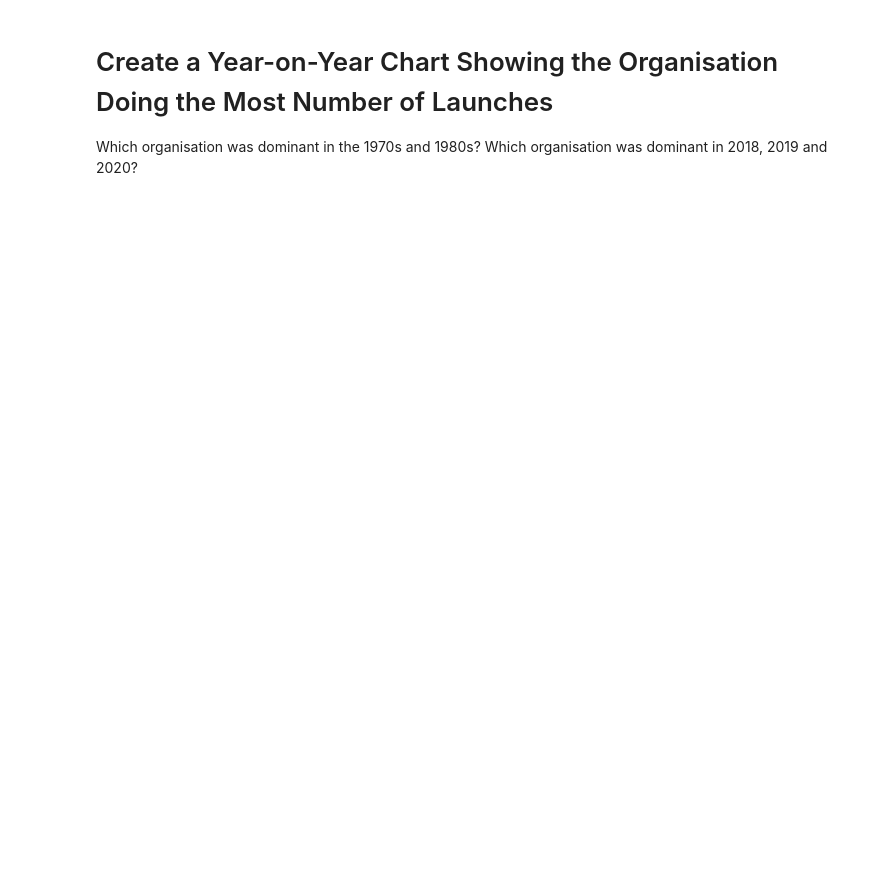
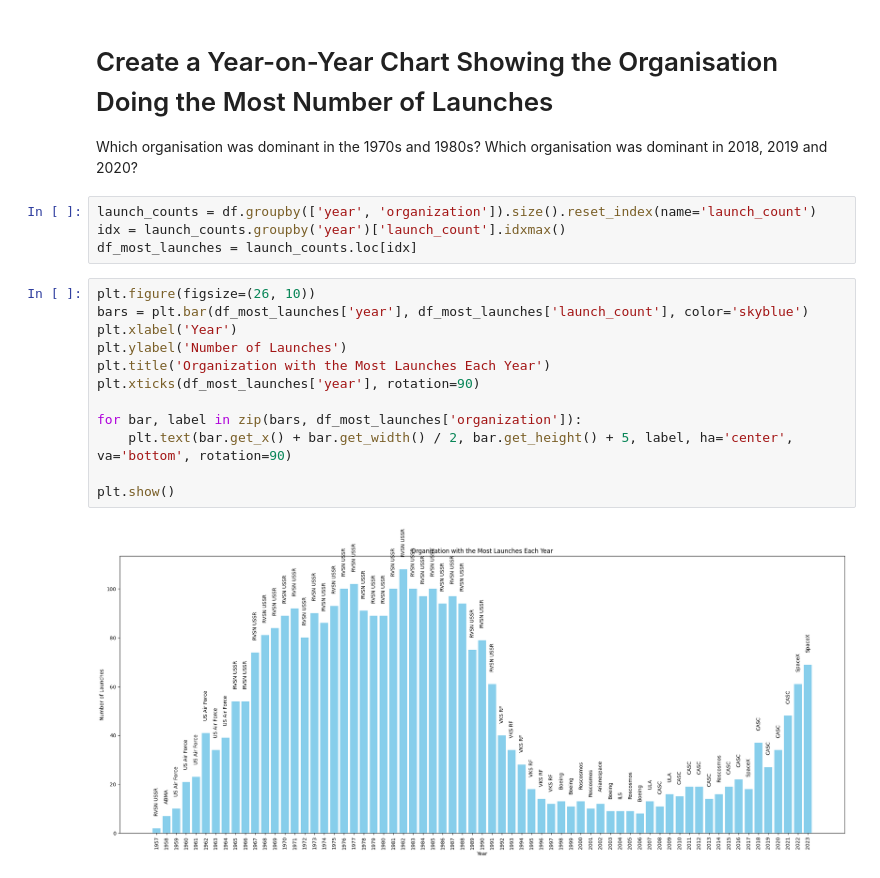
Before and after one commit to johnpapwinter/space-race-data-analysis, a Jupyter notebook: Space_Missions_Analysis.ipynb, the cells around one changed output. Drawn from its saved outputs; the diff is of its cells as text; blank space fills up the shorter version.

```diff
--- a/Space_Missions_Analysis.ipynb
+++ b/Space_Missions_Analysis.ipynb
@@ -885,3 +940,21 @@ Do the results change if we only look at the number of successful launches?
 # Create a Year-on-Year Chart Showing the Organisation Doing the Most Number of Launches
 
 Which organisation was dominant in the 1970s and 1980s? Which organisation was dominant in 2018, 2019 and 2020?
+# %%
+launch_counts = df.groupby(['year', 'organization']).size().reset_index(name='launch_count')
+idx = launch_counts.groupby('year')['launch_count'].idxmax()
+df_most_launches = launch_counts.loc[idx]
+# %%
+plt.figure(figsize=(26, 10))
+bars = plt.bar(df_most_launches['year'], df_most_launches['launch_count'], color='skyblue')
+plt.xlabel('Year')
+plt.ylabel('Number of Launches')
+plt.title('Organization with the Most Launches Each Year')
+plt.xticks(df_most_launches['year'], rotation=90)
+
+for bar, label in zip(bars, df_most_launches['organization']):
+    plt.text(bar.get_x() + bar.get_width() / 2, bar.get_height() + 5, label, ha='center', va='bottom', rotation=90)
+
+plt.show()
+# %% [output]
+[figure, added]
```
Also changed, not shown: parts of 6 cells of this notebook.
